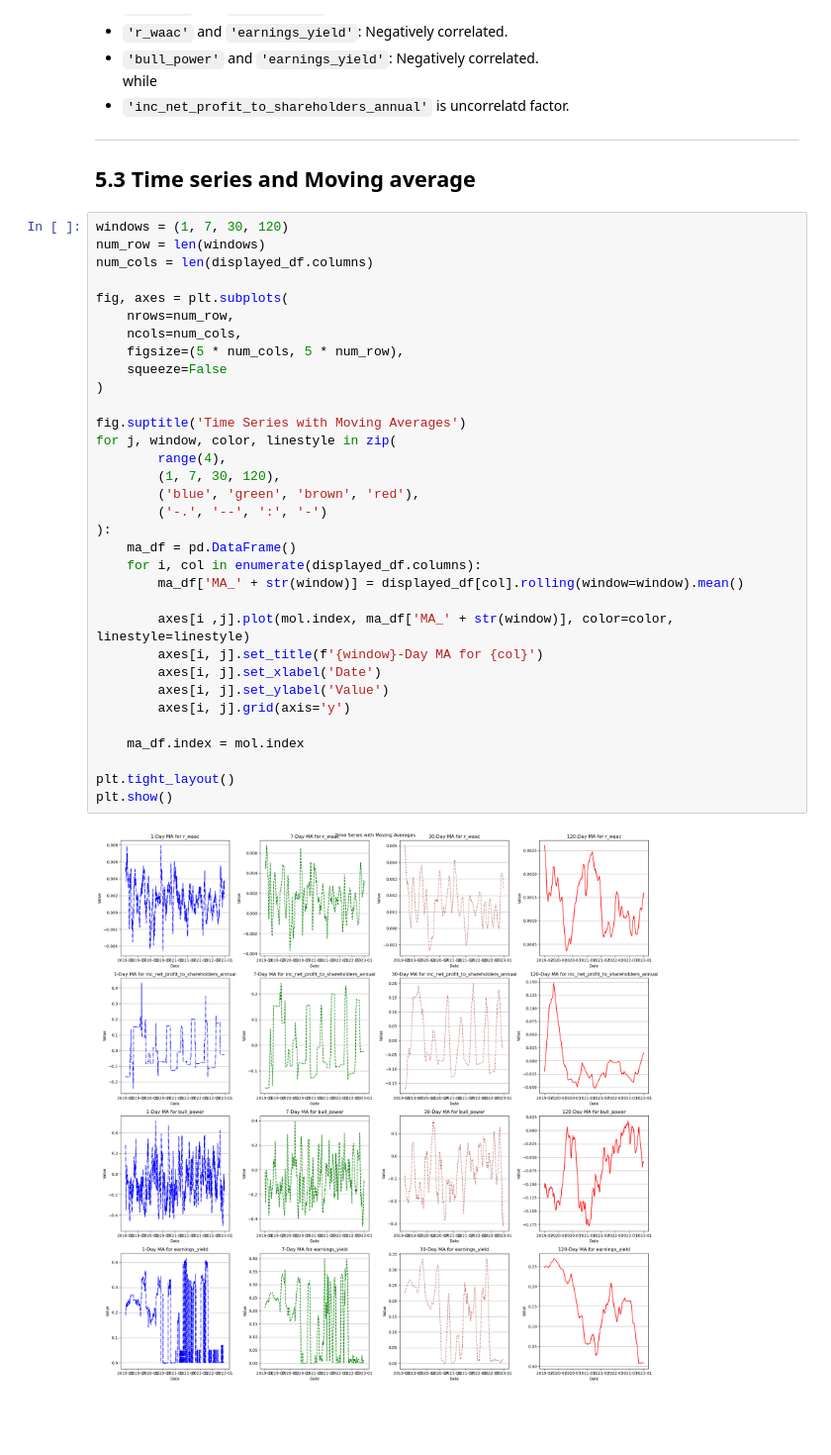
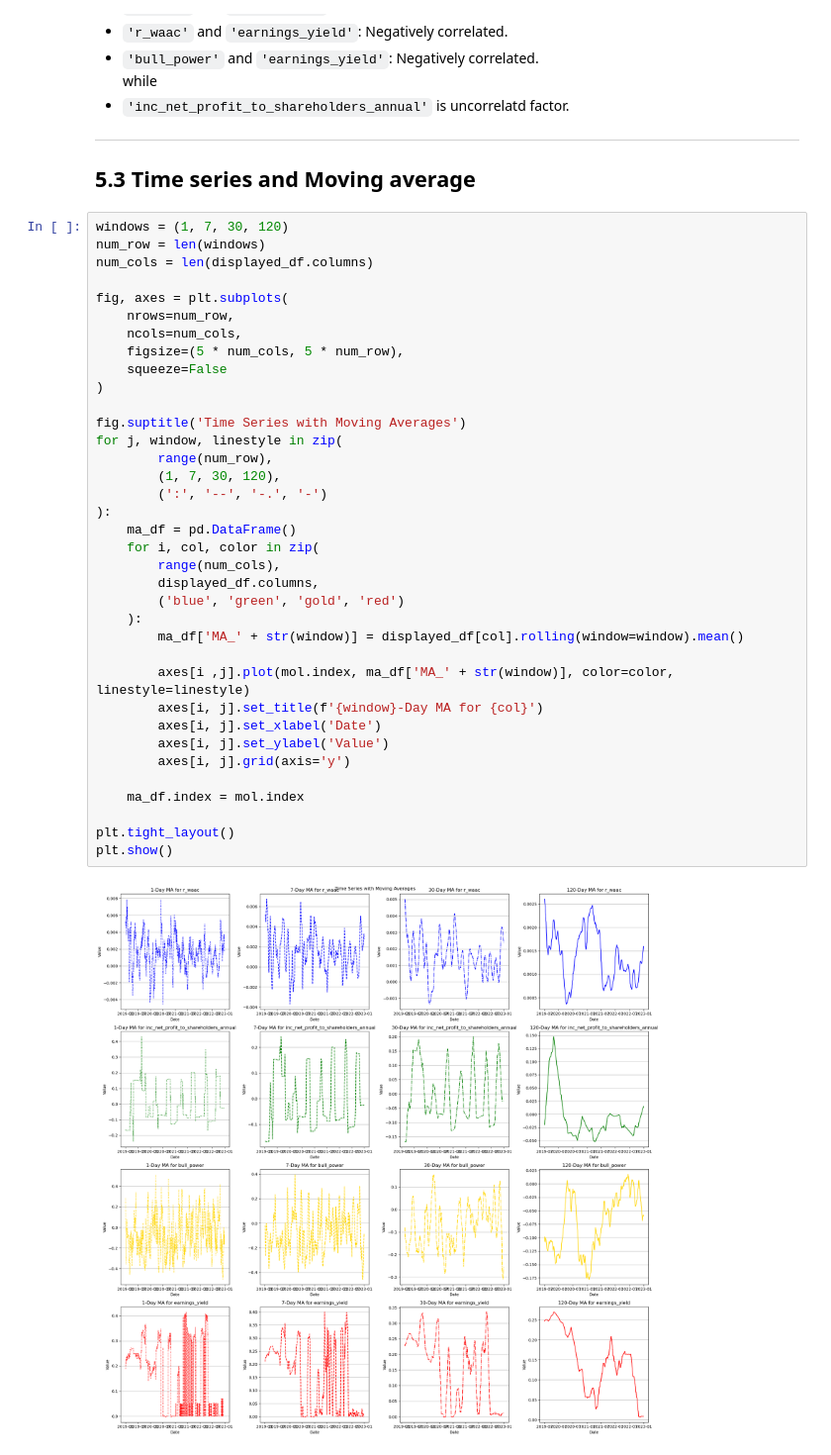
Before and after one commit to Kristyxyx/Multifactors-Risk-Research-of-China-Stock-Listed-Banks, a Jupyter notebook: eda.ipynb, the cells around one changed output. Shown at 99% size. Saved outputs shown, nothing was run; the diff lists cells and outputs as text; blank space fills up the shorter version.

```diff
--- a/eda.ipynb
+++ b/eda.ipynb
@@ -549,38 +600,41 @@ while
 # %%
 windows = (1, 7, 30, 120)
 num_row = len(windows)
 num_cols = len(displayed_df.columns)
 
 fig, axes = plt.subplots(
     nrows=num_row,
     ncols=num_cols,
     figsize=(5 * num_cols, 5 * num_row),
     squeeze=False
 )
 
 fig.suptitle('Time Series with Moving Averages')
-for j, window, color, linestyle in zip(
-        range(4),
+for j, window, linestyle in zip(
+        range(num_row),
         (1, 7, 30, 120),
-        ('blue', 'green', 'brown', 'red'),
-        ('-.', '--', ':', '-')
+        (':', '--', '-.', '-')
 ):
     ma_df = pd.DataFrame()
-    for i, col in enumerate(displayed_df.columns):
+    for i, col, color in zip(
+        range(num_cols),
+        displayed_df.columns,
+        ('blue', 'green', 'gold', 'red')
+    ):
         ma_df['MA_' + str(window)] = displayed_df[col].rolling(window=window).mean()
 
         axes[i ,j].plot(mol.index, ma_df['MA_' + str(window)], color=color, linestyle=linestyle)
         axes[i, j].set_title(f'{window}-Day MA for {col}')
         axes[i, j].set_xlabel('Date')
         axes[i, j].set_ylabel('Value')
         axes[i, j].grid(axis='y')
 
     ma_df.index = mol.index
 
 plt.tight_layout()
 plt.show()
 # %% [output]
-[figure, old version]
+[figure, new version]
 # %% [markdown]
 The observations about 120-Day MA are that:
 
```
Also changed, not shown: parts of 5 cells of this notebook.
